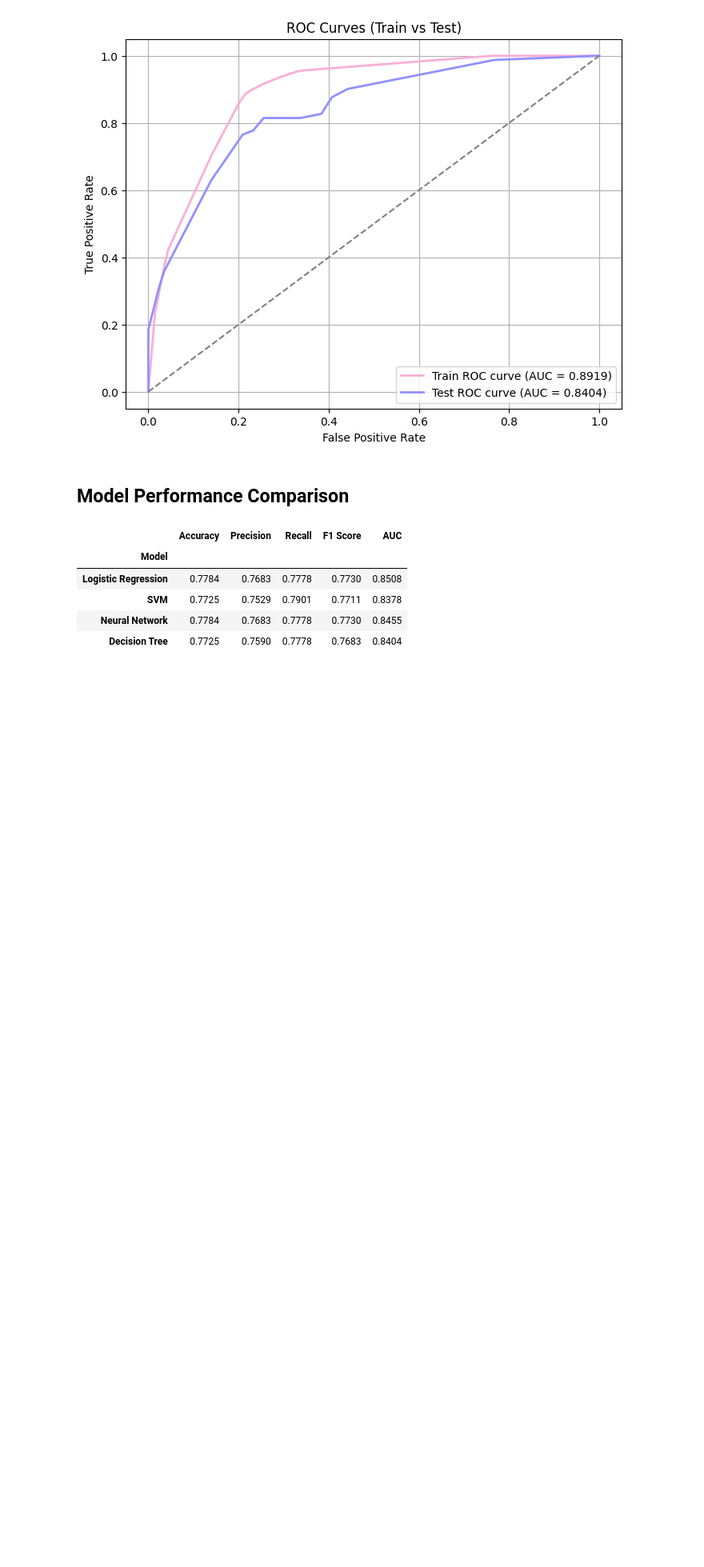
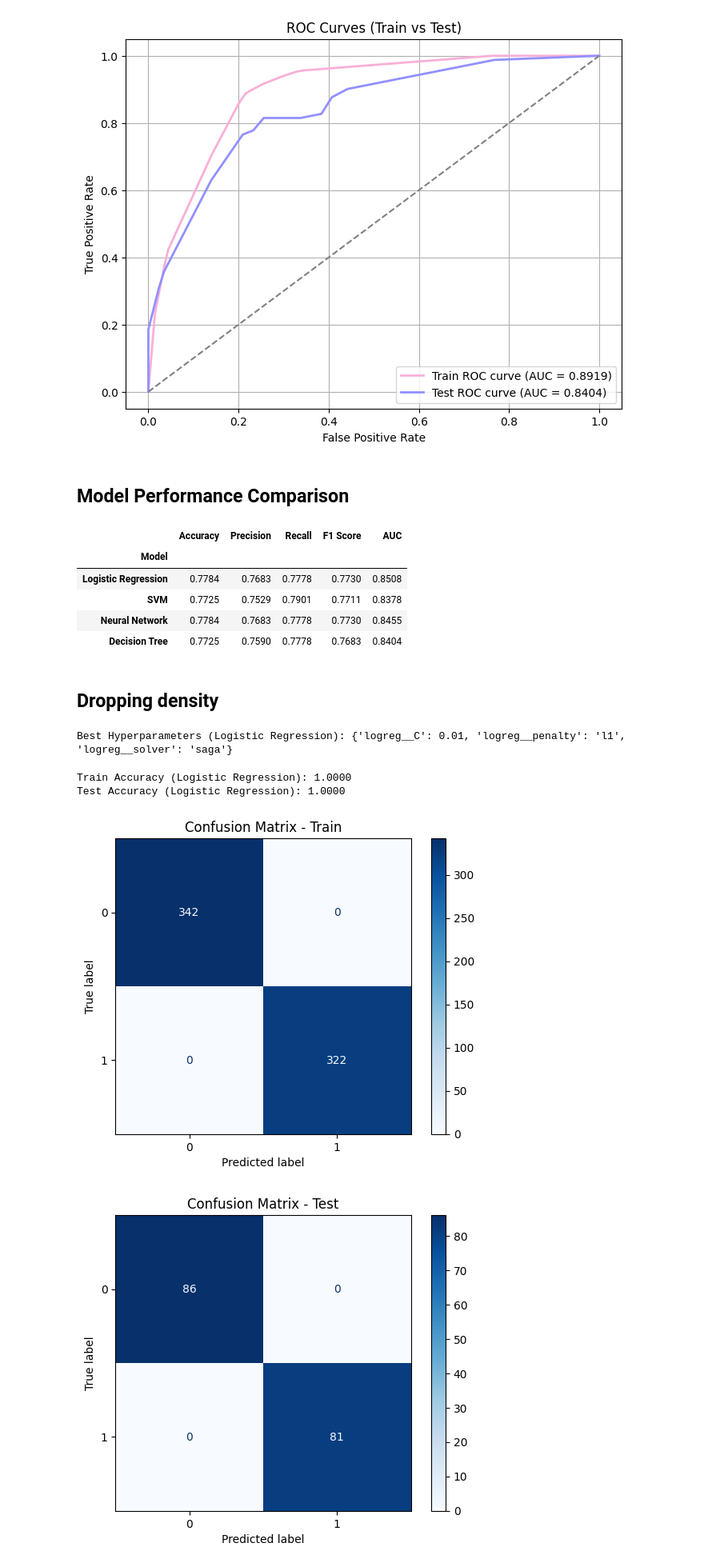
Before and after one commit to ceciliasant/AAproj1, a Jupyter notebook: proj1.ipynb, the cells around one changed output. Shown at 80% size. Cells and saved outputs as stored; diff of their text form; code cells hidden in the pictures; blank space fills up the shorter version.

Commit message:
still not sure about learning curve = cost function and need to check model performance after dropping density, its too good to be true

```diff
--- a/proj1.ipynb
+++ b/proj1.ipynb
@@ -800,3 +798,64 @@ styled_table
 | SVM | 0.7725 | 0.7529 | 0.7901 | 0.7711 | 0.8378 |
 | Neural Network | 0.7784 | 0.7683 | 0.7778 | 0.7730 | 0.8455 |
 | Decision Tree | 0.7725 | 0.7590 | 0.7778 | 0.7683 | 0.8404 |
+# %% [markdown]
+## Dropping density
+# %%
+# Drop the Density columns
+X_no_density = df_encoded.drop(columns=[col for col in df_encoded.columns if 'Density' in col])
+
+y_no_density = df_encoded['Severity']
+
+X_train_no_density, X_test_no_density, y_train_no_density, y_test_no_density = train_test_split(X_no_density, y_no_density, test_size=0.2, random_state=seed, stratify=y_no_density)
+
+
+pipeline_logreg_no_density = Pipeline([
+    ('scaler', scaler),
+    ('logreg', LogisticRegression(max_iter=1000))
+])
+
+param_grid = {
+    'logreg__C': [0.001, 0.01, 0.1, 1, 10, 100],  # Regularization strength
+    'logreg__penalty': ['l1', 'l2'],  # Penalty
+    'logreg__solver': ['liblinear', 'saga']  # Solvers compatible with penalties
+}
+
+grid_search_logreg_no_density = GridSearchCV(pipeline_logreg_no_density, param_grid, cv=cv, scoring='accuracy', n_jobs=-1)
+grid_search_logreg_no_density.fit(X_train_no_density, y_train_no_density)
+
+best_params_no_density = grid_search_logreg_no_density.best_params_
+print(f"Best Hyperparameters (Logistic Regression): {best_params_no_density}")
+# %% [output]
+Best Hyperparameters (Logistic Regression): {'logreg__C': 0.01, 'logreg__penalty': 'l1', 'logreg__solver': 'saga'}
+# %%
+best_logreg_no_density = grid_search_logreg_no_density.best_estimator_
+best_logreg_no_density.fit(X_train_no_density, y_train_no_density)
+
+# Predict on train and test
+y_train_pred = best_logreg_no_density.predict(X_train_no_density)
+logreg_pred_no_density = best_logreg_no_density.predict(X_test_no_density)
+
+# Accuracy on train and test
+train_accuracy = accuracy_score(y_train_no_density, y_train_pred)
+test_accuracy = accuracy_score(y_test_no_density, logreg_pred_no_density)
+
+print(f"Train Accuracy (Logistic Regression): {train_accuracy:.4f}")
+print(f"Test Accuracy (Logistic Regression): {test_accuracy:.4f}")
+
+# Confusion Matrix on train and test
+train_cm = confusion_matrix(y_train_no_density, y_train_pred)
+test_cm = confusion_matrix(y_test_no_density, logreg_pred_no_density)
+
+# Display Confusion Matrices
+ConfusionMatrixDisplay(confusion_matrix=train_cm).plot(cmap='Blues', values_format='d')
+plt.title("Confusion Matrix - Train")
+plt.show()
+
+ConfusionMatrixDisplay(confusion_matrix=test_cm).plot(cmap='Blues', values_format='d')
+plt.title("Confusion Matrix - Test")
+plt.show()
+# %% [output]
+Train Accuracy (Logistic Regression): 1.0000
+Test Accuracy (Logistic Regression): 1.0000
+[figure, added]
+[figure, added]
```
Also changed, not shown: parts of 3 cells of this notebook.
